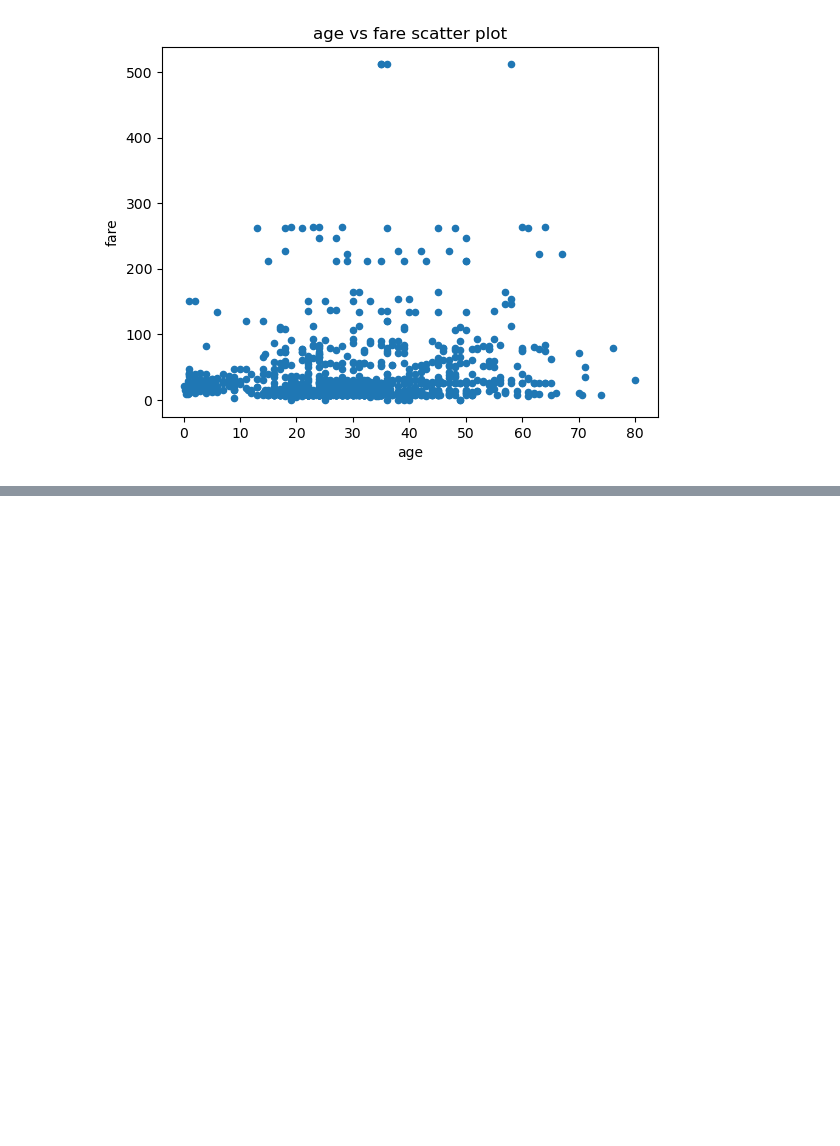
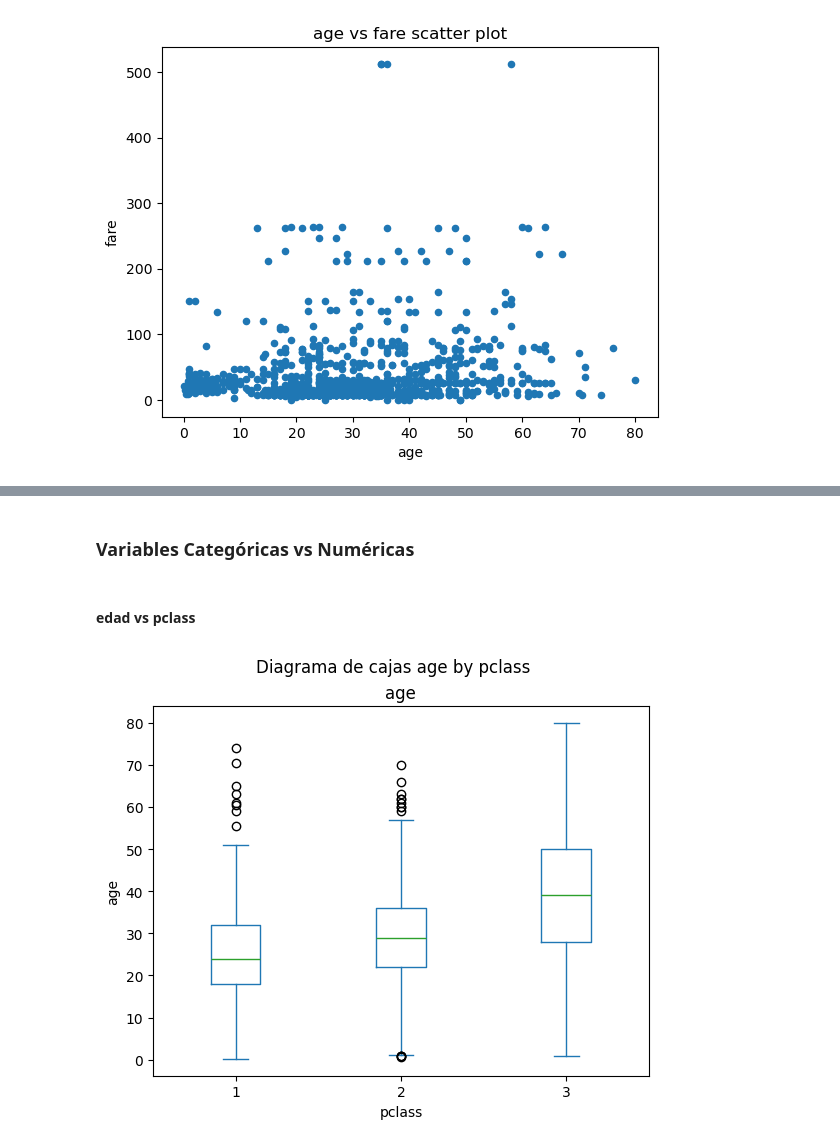
Before and after one commit to dpalacioj/DataAI-Fundamentos-Aplicaciones, a Jupyter notebook: Analitica/proyectos/titanic/notebooks/03_analisis_datos_EDA.ipynb, the cells around one changed output, grey strips where cells are left out. Cells and saved outputs as stored; diff of their text form; code cells hidden in the pictures; blank space fills up the shorter version.

```diff
--- a/Analitica/proyectos/titanic/notebooks/03_analisis_datos_EDA.ipynb
+++ b/Analitica/proyectos/titanic/notebooks/03_analisis_datos_EDA.ipynb
@@ -662,0 +731,19 @@ datos_titanic.plot(
+# %% [markdown]
+### Variables Categóricas vs Numéricas
+# %% [markdown]
+#### edad vs pclass
+# %%
+column_cat = "pclass"
+column_num = "age"
+
+datos_titanic.plot(
+    kind="box",
+    column=column_num,
+    by=column_cat,
+    xlabel=column_cat,
+    ylabel=column_num,
+    title=f"Diagrama de cajas {column_num} by {column_cat}",
+    grid=False,
+);
+# %% [output]
+[figure, added]
```
Also changed, not shown: parts of 36 cells of this notebook, 2 other files.
